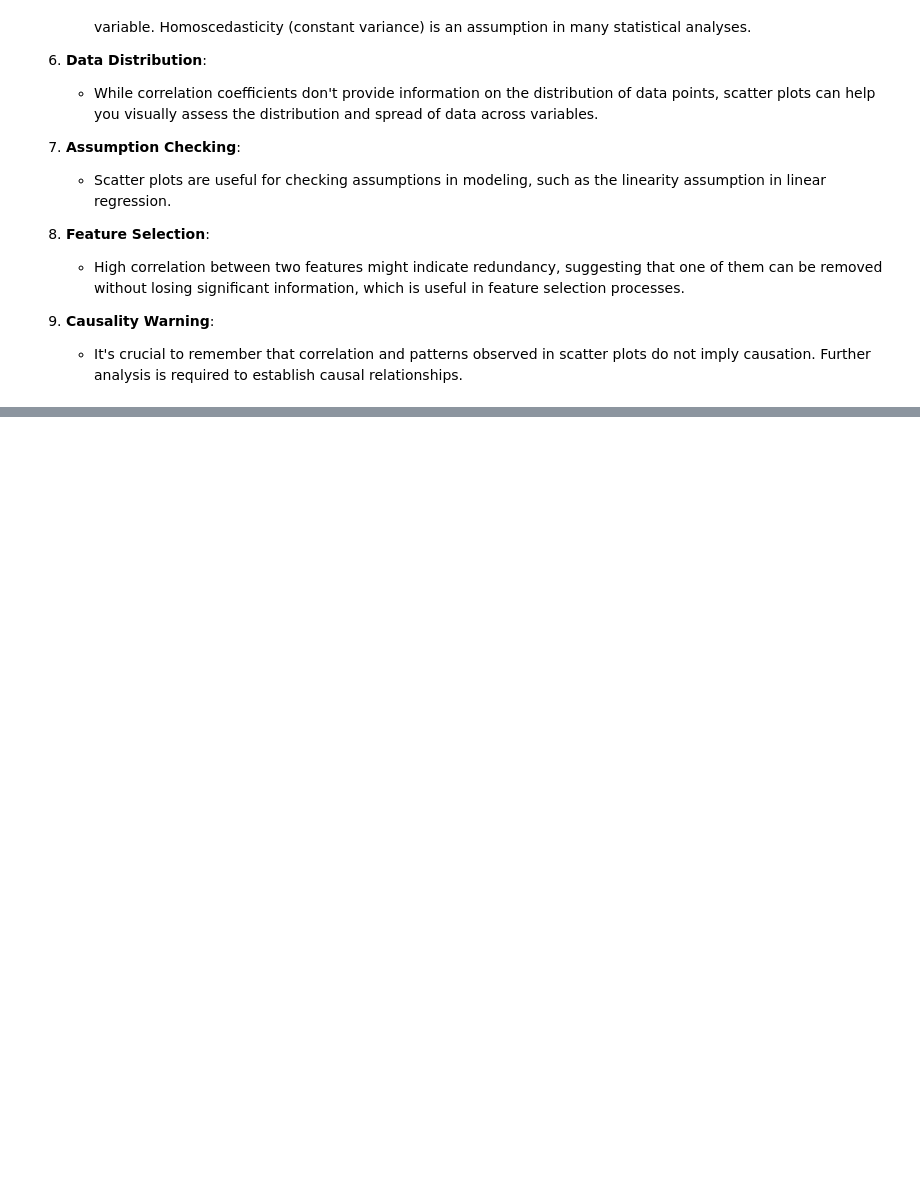
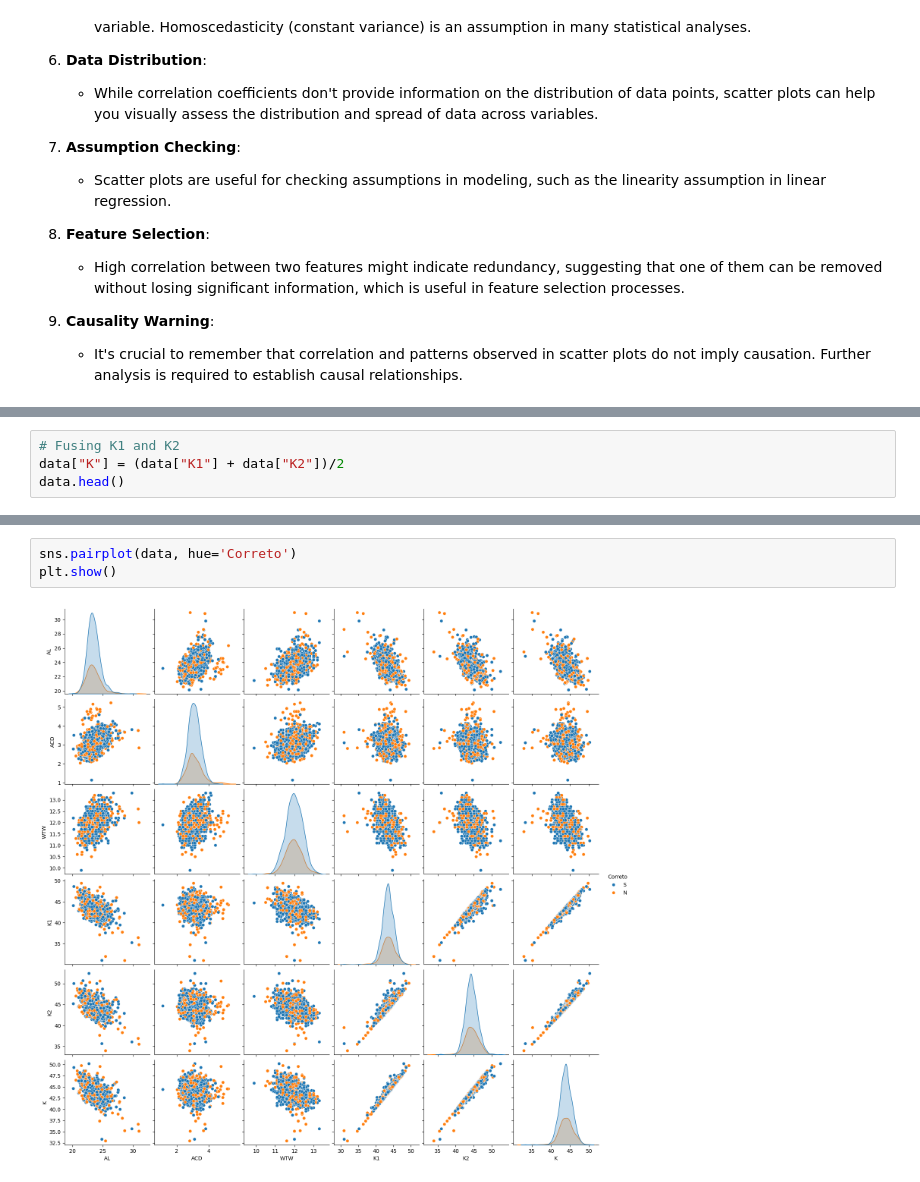
Before and after one commit to vitalwarley/PPGI038, a Jupyter notebook: main.ipynb, the cells around one changed output, grey strips where cells are left out. Saved outputs shown, nothing was run; the diff lists cells and outputs as text; blank space fills up the shorter version.

```diff
--- a/main.ipynb
+++ b/main.ipynb
@@ -217,0 +223,4 @@ Correlation and scatter plot analysis between features in a dataset can teach yo
+# %%
+# Fusing K1 and K2
+data["K"] = (data["K1"] + data["K2"])/2
+data.head()
@@ -217,0 +234,5 @@ Correlation and scatter plot analysis between features in a dataset can teach yo
+# %%
+sns.pairplot(data, hue='Correto')
+plt.show()
+# %% [output]
+[figure, added]
```
Also changed, not shown: parts of 3 cells of this notebook.
